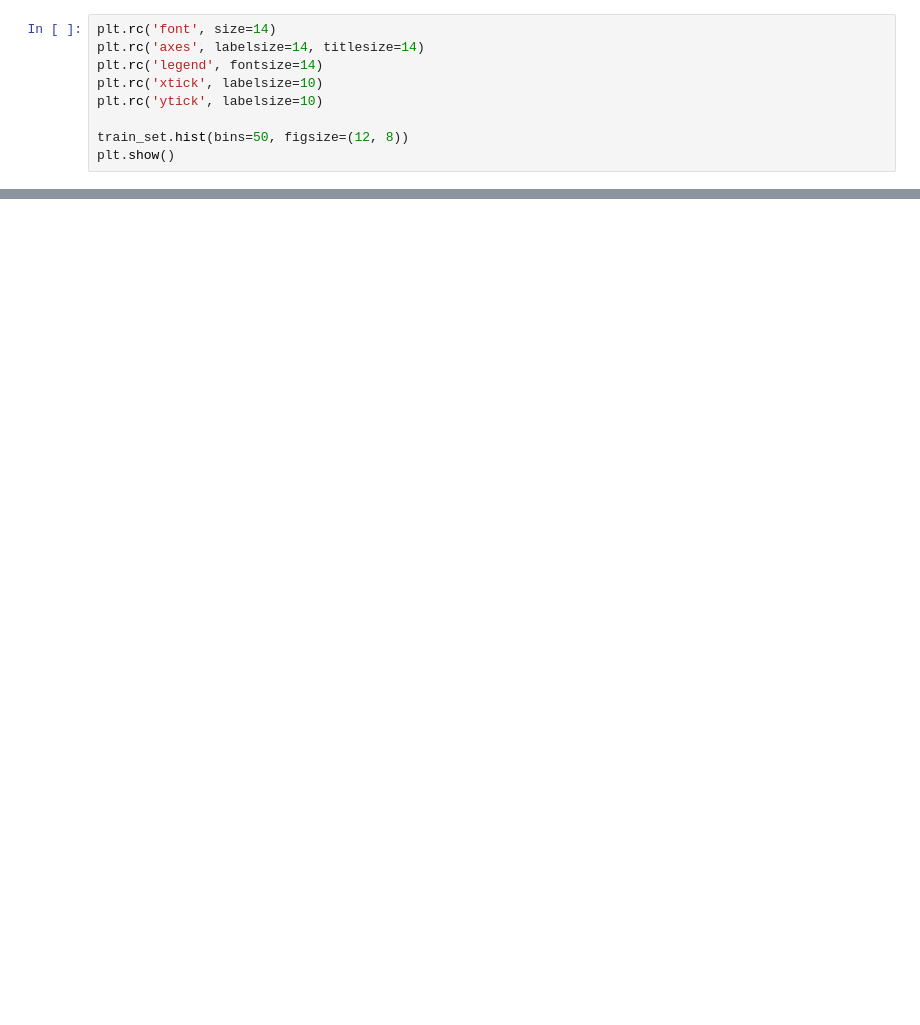
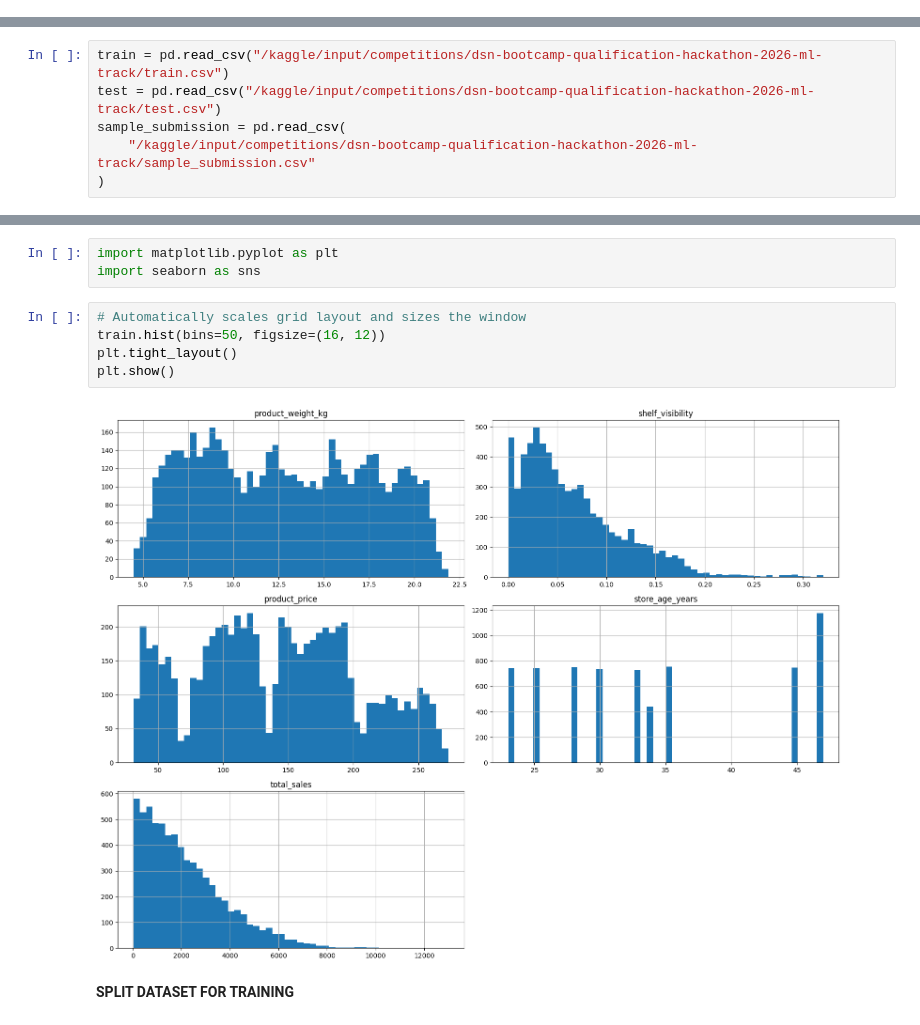
Before and after one commit to starsyntaxx/30_days_of_Machine_Learning, a Jupyter notebook: 01_eda.ipynb, the cells around one changed output, grey strips where cells are left out. Cells and saved outputs as stored; diff of their text form; blank space fills up the shorter version.

```diff
--- a/01_eda.ipynb
+++ b/01_eda.ipynb
@@ -236,9 +2,0 @@ import matplotlib.pyplot as plt
-# %%
-plt.rc('font', size=14)
-plt.rc('axes', labelsize=14, titlesize=14)
-plt.rc('legend', fontsize=14)
-plt.rc('xtick', labelsize=10)
-plt.rc('ytick', labelsize=10)
-
-train_set.hist(bins=50, figsize=(12, 8))
-plt.show()
@@ -282,0 +36,6 @@ Name: count, dtype: int64
+# %%
+train = pd.read_csv("/kaggle/input/competitions/dsn-bootcamp-qualification-hackathon-2026-ml-track/train.csv")
+test = pd.read_csv("/kaggle/input/competitions/dsn-bootcamp-qualification-hackathon-2026-ml-track/test.csv")
+sample_submission = pd.read_csv(
+    "/kaggle/input/competitions/dsn-bootcamp-qualification-hackathon-2026-ml-track/sample_submission.csv"
+)
@@ -282,0 +125,12 @@ Name: count, dtype: int64
+# %%
+import matplotlib.pyplot as plt
+import seaborn as sns
+# %%
+# Automatically scales grid layout and sizes the window
+train.hist(bins=50, figsize=(16, 12))
+plt.tight_layout()
+plt.show()
+# %% [output]
+[figure, added]
+# %% [markdown]
+**SPLIT DATASET FOR TRAINING**
```
Also changed, not shown: parts of 39 cells of this notebook.
